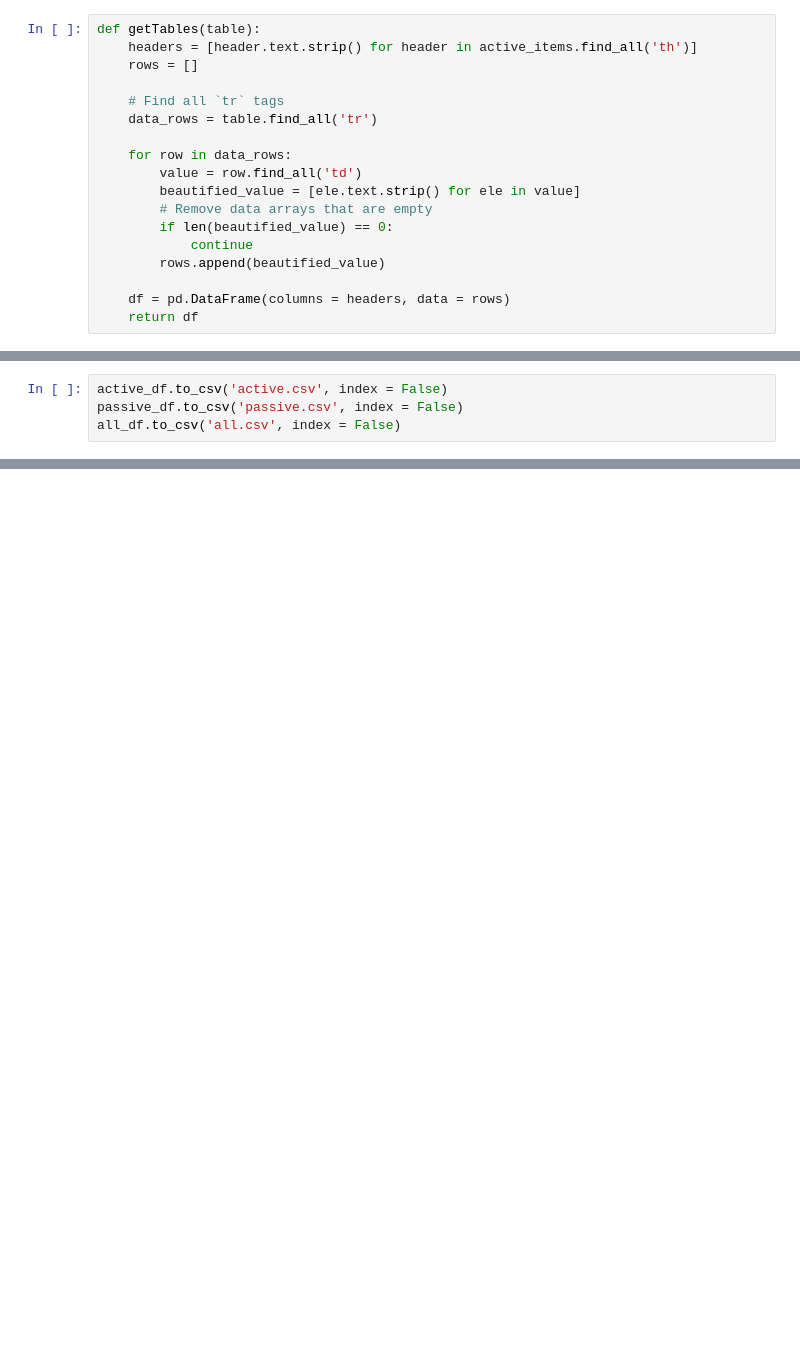
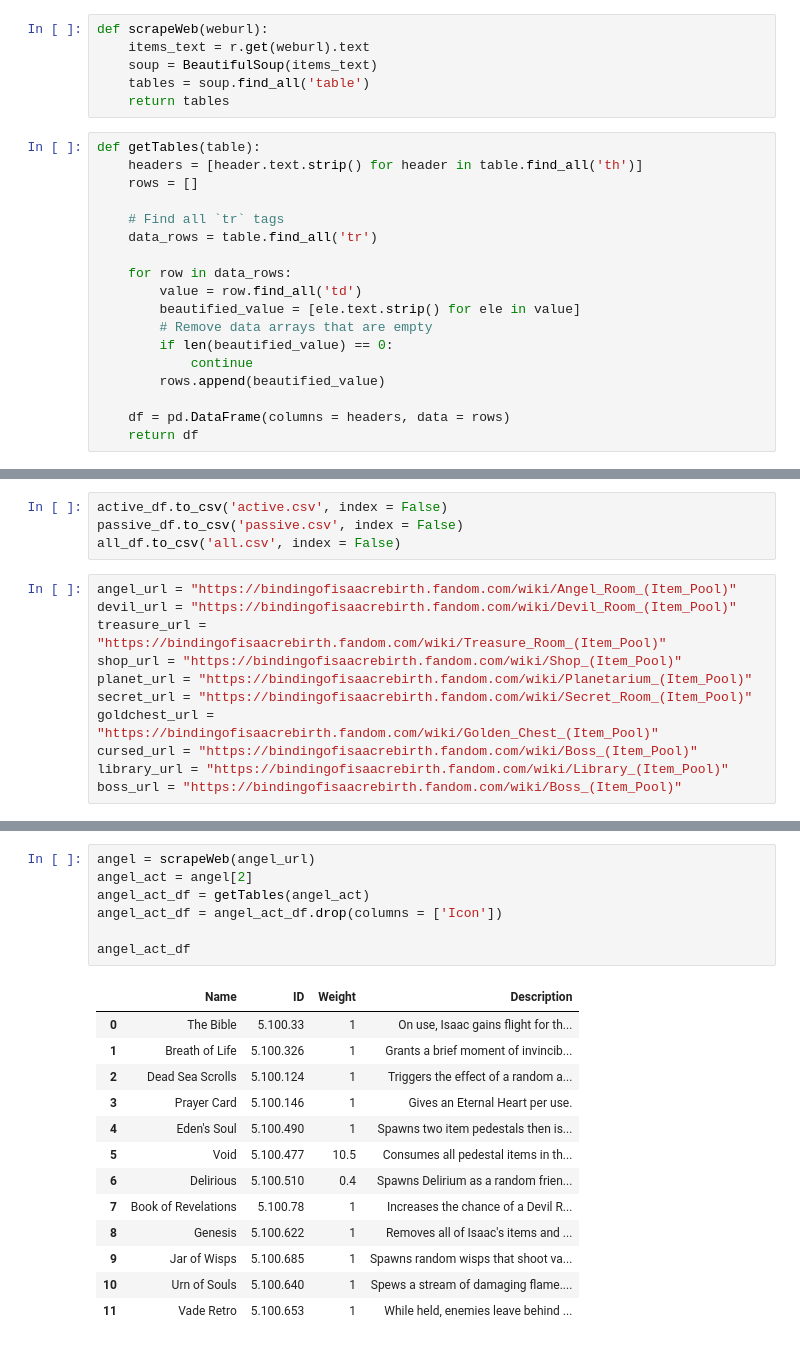
Before and after one commit to KitoKotowa/TheBindingOfIsaac-Analysis, a Jupyter notebook: isaac_get_data.ipynb, the cells around one changed output, grey strips where cells are left out. Saved outputs shown, nothing was run; the diff lists cells and outputs as text; blank space fills up the shorter version.

```diff
--- a/isaac_get_data.ipynb
+++ b/isaac_get_data.ipynb
@@ -51,9 +51,15 @@ rows
   'Gross!',
   'Gives Isaac a   Rotten Heart.',
   '1']]
+# %%
+def scrapeWeb(weburl):
+    items_text = r.get(weburl).text
+    soup = BeautifulSoup(items_text)
+    tables = soup.find_all('table')
+    return tables
 # %%
 def getTables(table):
-    headers = [header.text.strip() for header in active_items.find_all('th')]
+    headers = [header.text.strip() for header in table.find_all('th')]
     rows = []
 
     # Find all `tr` tags
@@ -185,3 +195,14 @@ plt.show()
 active_df.to_csv('active.csv', index = False)
 passive_df.to_csv('passive.csv', index = False)
 all_df.to_csv('all.csv', index = False)
+# %%
+angel_url = "https://bindingofisaacrebirth.fandom.com/wiki/Angel_Room_(Item_Pool)"
+devil_url = "https://bindingofisaacrebirth.fandom.com/wiki/Devil_Room_(Item_Pool)"
+treasure_url = "https://bindingofisaacrebirth.fandom.com/wiki/Treasure_Room_(Item_Pool)"
+shop_url = "https://bindingofisaacrebirth.fandom.com/wiki/Shop_(Item_Pool)"
+planet_url = "https://bindingofisaacrebirth.fandom.com/wiki/Planetarium_(Item_Pool)"
+secret_url = "https://bindingofisaacrebirth.fandom.com/wiki/Secret_Room_(Item_Pool)"
+goldchest_url = "https://bindingofisaacrebirth.fandom.com/wiki/Golden_Chest_(Item_Pool)"
+cursed_url = "https://bindingofisaacrebirth.fandom.com/wiki/Boss_(Item_Pool)"
+library_url = "https://bindingofisaacrebirth.fandom.com/wiki/Library_(Item_Pool)"
+boss_url = "https://bindingofisaacrebirth.fandom.com/wiki/Boss_(Item_Pool)"
@@ -187,0 +220,21 @@ all_df.to_csv('all.csv', index = False)
+# %%
+angel = scrapeWeb(angel_url)
+angel_act = angel[2]
+angel_act_df = getTables(angel_act)
+angel_act_df = angel_act_df.drop(columns = ['Icon'])
+
+angel_act_df
+# %% [output]
+|  | Name | ID | Weight | Description |
+| 0 | The Bible | 5.100.33 | 1 | On use, Isaac gains flight for th... |
+| 1 | Breath of Life | 5.100.326 | 1 | Grants a brief moment of invincib... |
+| 2 | Dead Sea Scrolls | 5.100.124 | 1 | Triggers the effect of a random a... |
+| 3 | Prayer Card | 5.100.146 | 1 | Gives an Eternal Heart per use. |
+| 4 | Eden's Soul | 5.100.490 | 1 | Spawns two item pedestals then is... |
+| 5 | Void | 5.100.477 | 10.5 | Consumes all pedestal items in th... |
+| 6 | Delirious | 5.100.510 | 0.4 | Spawns Delirium as a random frien... |
+| 7 | Book of Revelations | 5.100.78 | 1 | Increases the chance of a Devil R... |
+| 8 | Genesis | 5.100.622 | 1 | Removes all of Isaac's items and ... |
+| 9 | Jar of Wisps | 5.100.685 | 1 | Spawns random wisps that shoot va... |
+| 10 | Urn of Souls | 5.100.640 | 1 | Spews a stream of damaging flame.... |
+| 11 | Vade Retro | 5.100.653 | 1 | While held, enemies leave behind ... |
```
Also changed, not shown: parts of 5 cells of this notebook, 1 other file.
